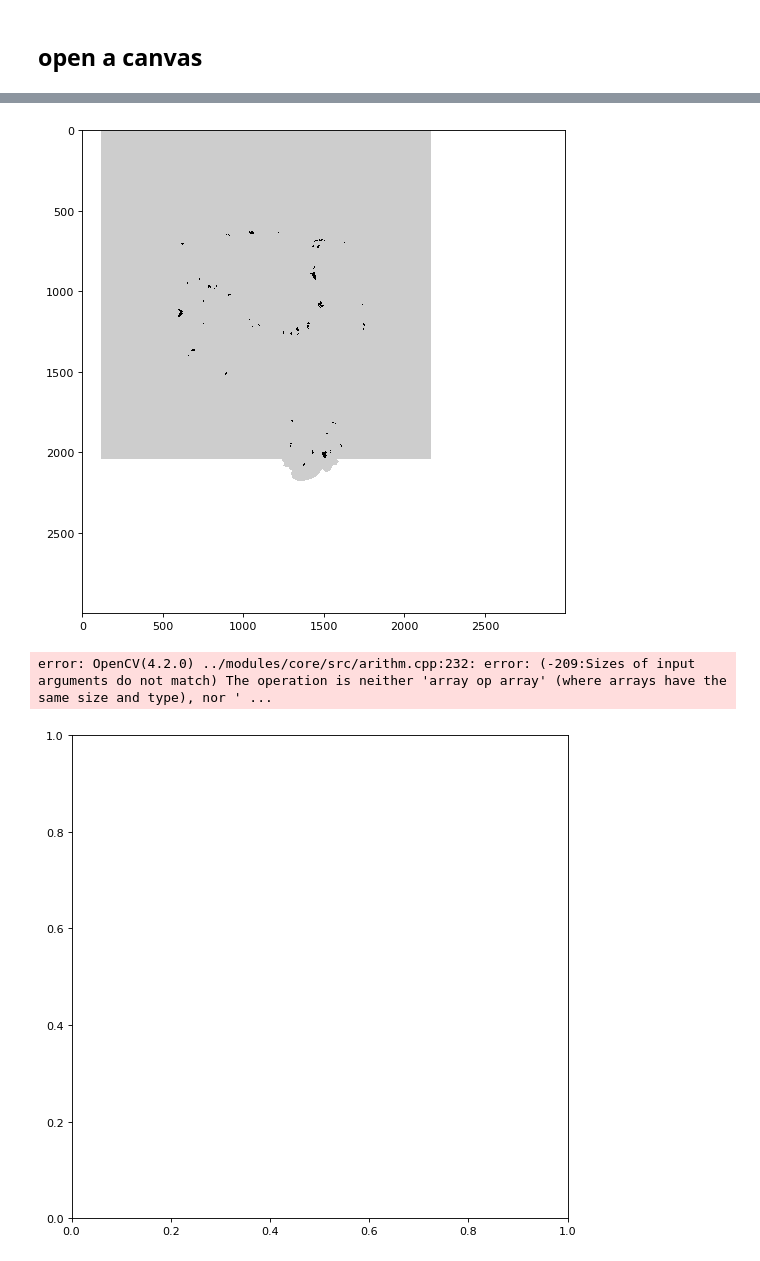
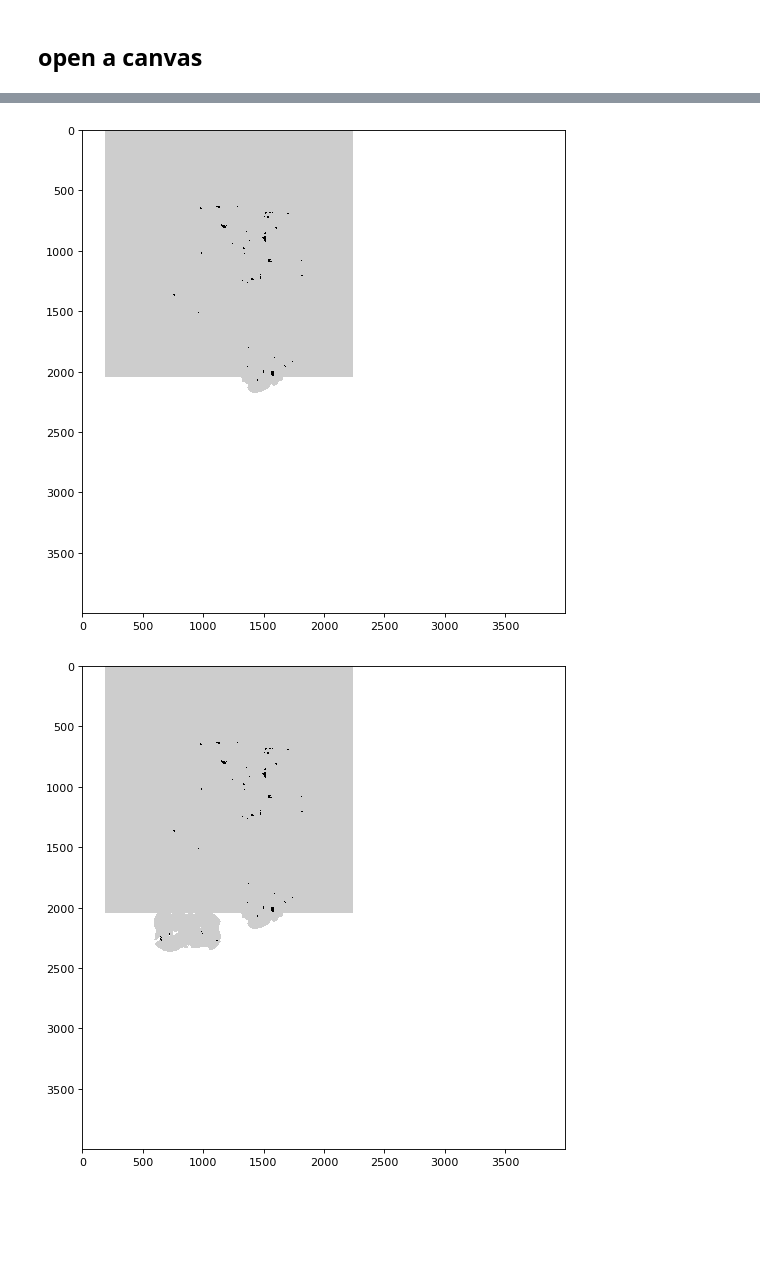
Before and after one commit to Chen-Yu-Qiang/mapping_explorer, a Jupyter notebook: jupyterNotebook/merge_map.ipynb, the cells around one changed output, grey strips where cells are left out. Cells and saved outputs as stored; diff of their text form; code cells hidden in the pictures; blank space fills up the shorter version.

```diff
--- a/jupyterNotebook/merge_map.ipynb
+++ b/jupyterNotebook/merge_map.ipynb
@@ -183,0 +271,25 @@ utm_start_x_dict, utm_start_y_dict
+# %%
+fig3, ax3 = plt.subplots(figsize=(8, 8),dpi=80)
+utm_start_x_dict = {}
+utm_start_y_dict = {}
+num_trunk = [10,9,15,9,4]
+item = 'middle_right'
+index = 2
+shp_path = '/home/ncslaber/110-1/211002_allLibrary/'+file_name[item]+'/1116_test2_after_preprocess/shapefiles/'
+for i in range(num_trunk[index]):
+    neg_bd = np.load(shp_path+'neg_'+str(i+1)+'_bd_utm.npy')
+    plt.scatter(neg_bd[:,0], neg_bd[:,1])
+
+lat_start = np.mean(lat_dict[item][:25])
+lng_start = np.mean(lng_dict[item][:25])
+utm_start_x, utm_start_y = get_init_utm_npy([lat_start], [lng_start])
+utm_start_x_dict[item] = utm_start_x
+utm_start_y_dict[item] = utm_start_y
+plt.scatter(utm_start_x, utm_start_y, label=item)
+
+
+utm_x_traj, utm_y_traj = get_init_utm_npy(lat_dict[item], lng_dict[item])
+traj(utm_x_traj,utm_y_traj, item)
+plt.legend()
+plt.show()
+utm_start_x_dict, utm_start_y_dict
@@ -183,0 +357,14 @@ utm_start_x_dict, utm_start_y_dict
+# %%
+num_trunk = [10,9,15,9,4]
+center_list_all = []
+item = 'middle'
+index=0
+shp_path = '/home/ncslaber/110-1/211002_allLibrary/'+file_name[item]+'/1116_test2_after_preprocess/shapefiles/'
+for a in range(num_trunk[index]):
+#         print(num_trunk[index-1], a, list(range(num_trunk[index-1])) )
+    tmp = np.load(shp_path+'neg_'+str(a+1)+'_bd_utm.npy')  + np.array([0,1])
+    np.save(shp_path+'neg_'+str(a+1)+'_bd_utm',tmp)
+#     center_list_all.append(tmp)
+    print(type(tmp), tmp)
+
+center_list_all
@@ -184,7 +397,7 @@ utm_start_x_dict, utm_start_y_dict
 # %% [markdown]
 #### change to relative coordinate
 # %%
-bd_left = utm_start_x_dict['front_right'][0]
+bd_left = utm_start_x_dict['front_left'][0]
 bd_top = utm_start_y_dict['middle_right'][0]
 relative_mapWorld = {}
 for item in utm_start_x_dict.keys():
@@ -200,7 +413,7 @@ relative_mapWorld
 # %% [markdown]
 ## open a canvas
 # %%
-map_canvas = np.zeros((3000,3000), dtype='uint8')
+map_canvas = np.zeros((4000,4000), dtype='uint8')
 map_canvas = map_canvas + 255
 for item in utm_start_x_dict.keys():
     fig3, ax3 = plt.subplots(figsize=(8, 8),dpi=80)
@@ -217,3 +430,2 @@ for item in utm_start_x_dict.keys():
-[figure, old version]
+[figure, new version]
-error: OpenCV(4.2.0) ../modules/core/src/arithm.cpp:232: error: (-209:Sizes of input arguments do not match) The operation is neither 'array op array' (where arrays have the same size and type), nor ' ...
-[figure, old version]
+[figure, new version]
```
Also changed, not shown: parts of 21 cells of this notebook, 3 other files.
